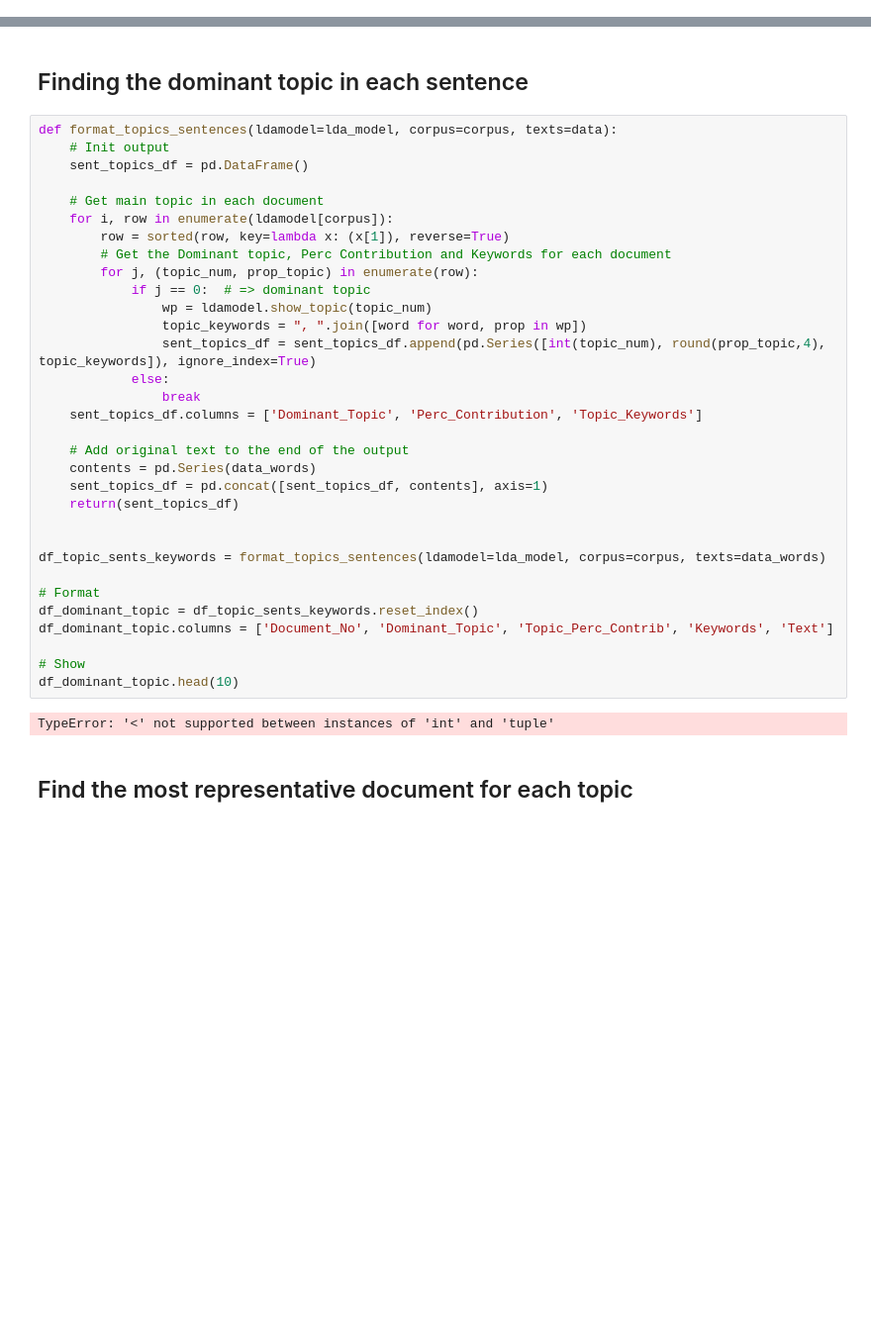
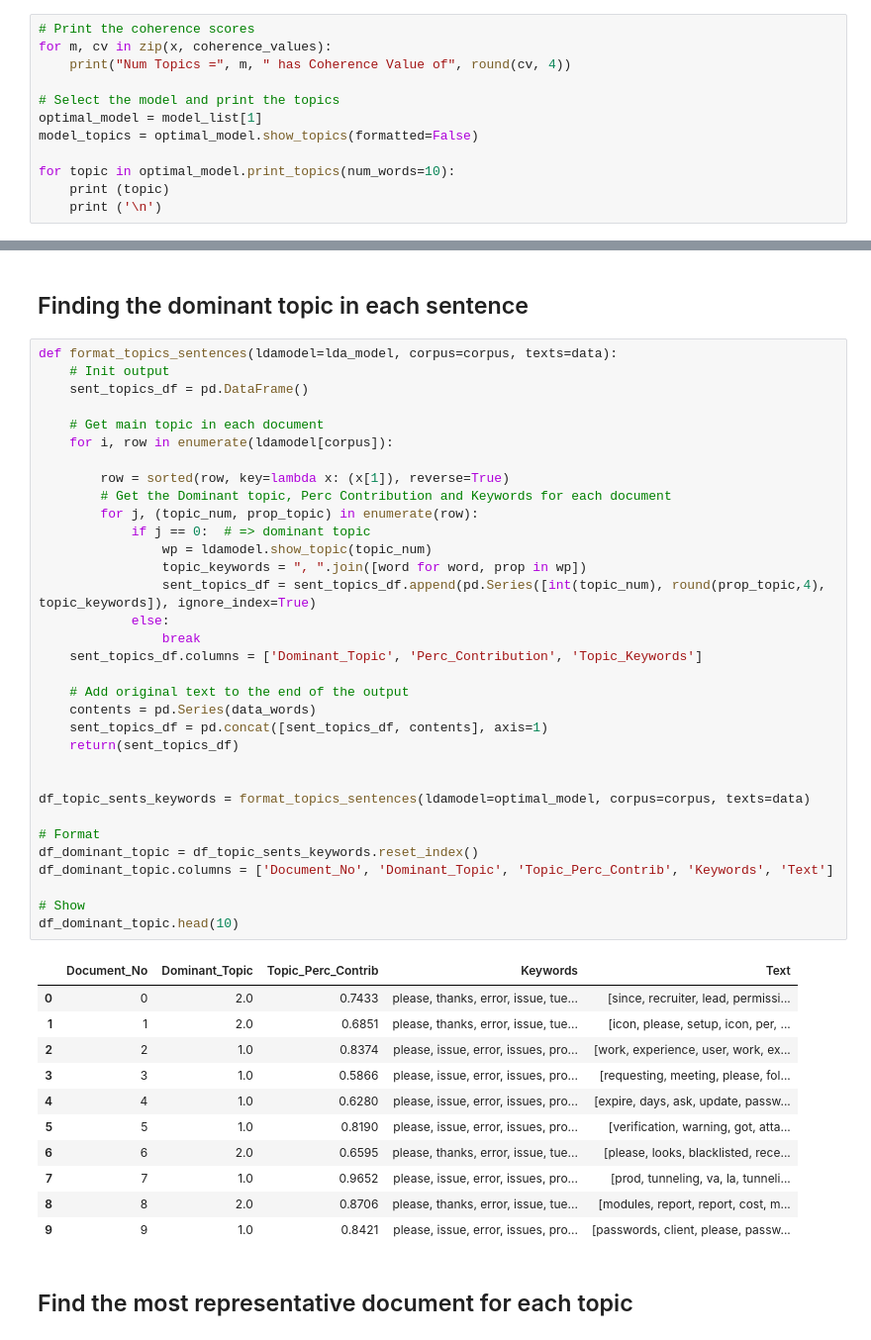
Before and after one commit to abhi1512/Service-Request_Classification, a Jupyter notebook: IncidentThemesTopicModelling.ipynb, the cells around one changed output, grey strips where cells are left out. Shown at 99% size. Drawn from its saved outputs; the diff is of its cells as text; blank space fills up the shorter version.

```diff
--- a/IncidentThemesTopicModelling.ipynb
+++ b/IncidentThemesTopicModelling.ipynb
@@ -245,0 +273,12 @@ data_words
+# %%
+# Print the coherence scores
+for m, cv in zip(x, coherence_values):
+    print("Num Topics =", m, " has Coherence Value of", round(cv, 4))
+
+# Select the model and print the topics
+optimal_model = model_list[1]
+model_topics = optimal_model.show_topics(formatted=False)
+
+for topic in optimal_model.print_topics(num_words=10):
+    print (topic)
+    print ('\n')
@@ -250,35 +299,46 @@ def format_topics_sentences(ldamodel=lda_model, corpus=corpus, texts=data):
     # Init output
     sent_topics_df = pd.DataFrame()
 
     # Get main topic in each document
     for i, row in enumerate(ldamodel[corpus]):
+
         row = sorted(row, key=lambda x: (x[1]), reverse=True)
         # Get the Dominant topic, Perc Contribution and Keywords for each document
         for j, (topic_num, prop_topic) in enumerate(row):
             if j == 0:  # => dominant topic
                 wp = ldamodel.show_topic(topic_num)
                 topic_keywords = ", ".join([word for word, prop in wp])
                 sent_topics_df = sent_topics_df.append(pd.Series([int(topic_num), round(prop_topic,4), topic_keywords]), ignore_index=True)
             else:
                 break
     sent_topics_df.columns = ['Dominant_Topic', 'Perc_Contribution', 'Topic_Keywords']
 
     # Add original text to the end of the output
     contents = pd.Series(data_words)
     sent_topics_df = pd.concat([sent_topics_df, contents], axis=1)
     return(sent_topics_df)
 
 
-df_topic_sents_keywords = format_topics_sentences(ldamodel=lda_model, corpus=corpus, texts=data_words)
+df_topic_sents_keywords = format_topics_sentences(ldamodel=optimal_model, corpus=corpus, texts=data)
 
 # Format
 df_dominant_topic = df_topic_sents_keywords.reset_index()
 df_dominant_topic.columns = ['Document_No', 'Dominant_Topic', 'Topic_Perc_Contrib', 'Keywords', 'Text']
 
 # Show
 df_dominant_topic.head(10)
 # %% [output]
-TypeError: '<' not supported between instances of 'int' and 'tuple'
+|  | Document_No | Dominant_Topic | Topic_Perc_Contrib | Keywords | Text |
+| 0 | 0 | 2.0 | 0.7433 | please, thanks, error, issue, tue... | [since, recruiter, lead, permissi... |
+| 1 | 1 | 2.0 | 0.6851 | please, thanks, error, issue, tue... | [icon, please, setup, icon, per, ... |
+| 2 | 2 | 1.0 | 0.8374 | please, issue, error, issues, pro... | [work, experience, user, work, ex... |
+| 3 | 3 | 1.0 | 0.5866 | please, issue, error, issues, pro... | [requesting, meeting, please, fol... |
+| 4 | 4 | 1.0 | 0.6280 | please, issue, error, issues, pro... | [expire, days, ask, update, passw... |
+| 5 | 5 | 1.0 | 0.8190 | please, issue, error, issues, pro... | [verification, warning, got, atta... |
+| 6 | 6 | 2.0 | 0.6595 | please, thanks, error, issue, tue... | [please, looks, blacklisted, rece... |
+| 7 | 7 | 1.0 | 0.9652 | please, issue, error, issues, pro... | [prod, tunneling, va, la, tunneli... |
+| 8 | 8 | 2.0 | 0.8706 | please, thanks, error, issue, tue... | [modules, report, report, cost, m... |
+| 9 | 9 | 1.0 | 0.8421 | please, issue, error, issues, pro... | [passwords, client, please, passw... |
 # %% [markdown]
 ## Find the most representative document for each topic
 # %%
```
Also changed, not shown: parts of 12 cells of this notebook, 1 other file.
